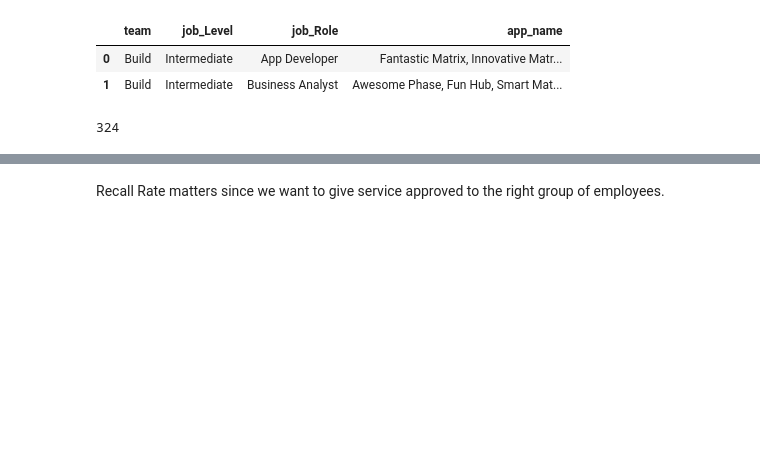
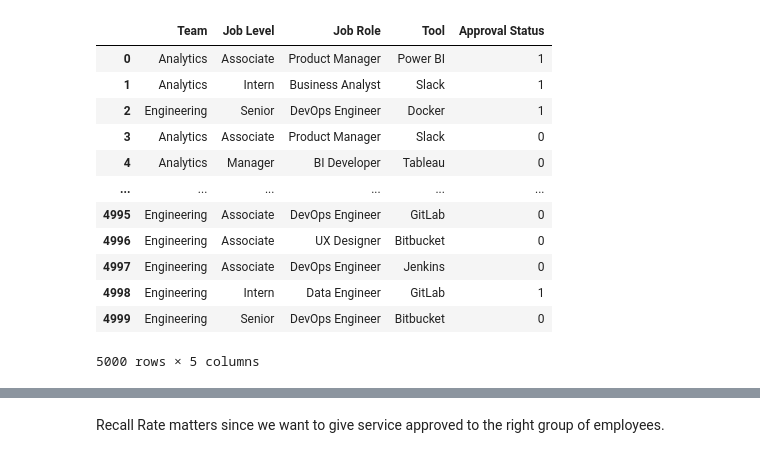
Before and after one commit to jzhen3/Service-Access-Automation, a Jupyter notebook: ServiceAccess.ipynb, the cells around one changed output, grey strips where cells are left out. Saved outputs shown, nothing was run; the diff lists cells and outputs as text; code cells hidden in the pictures; blank space fills up the shorter version.

```diff
--- a/ServiceAccess.ipynb
+++ b/ServiceAccess.ipynb
@@ -44,6 +52,0 @@ new_df = dfs.groupby(['team', 'job_Level', 'job_Role'])['app_name'].apply(lambda
-# %%
-new_df.head(2)
-# %% [output]
-|  | team | job_Level | job_Role | app_name |
-| 0 | Build | Intermediate | App Developer | Fantastic Matrix, Innovative Matr... |
-| 1 | Build | Intermediate | Business Analyst | Awesome Phase, Fun Hub, Smart Mat... |
@@ -52,4 +53,17 @@ new_df.to_excel('query.xlsx')
-# %%
-len(dfs)
-# %% [output]
-324
+# %%
+df = pd.DataFrame(data)
+df
+# %% [output]
+|  | Team | Job Level | Job Role | Tool | Approval Status |
+| 0 | Analytics | Associate | Product Manager | Power BI | 1 |
+| 1 | Analytics | Intern | Business Analyst | Slack | 1 |
+| 2 | Engineering | Senior | DevOps Engineer | Docker | 1 |
+| 3 | Analytics | Associate | Product Manager | Slack | 0 |
+| 4 | Analytics | Manager | BI Developer | Tableau | 0 |
+| ... | ... | ... | ... | ... | ... |
+| 4995 | Engineering | Associate | DevOps Engineer | GitLab | 0 |
+| 4996 | Engineering | Associate | UX Designer | Bitbucket | 0 |
+| 4997 | Engineering | Associate | DevOps Engineer | Jenkins | 0 |
+| 4998 | Engineering | Intern | Data Engineer | GitLab | 1 |
+| 4999 | Engineering | Senior | DevOps Engineer | Bitbucket | 0 |
+5000 rows × 5 columns
```
Also changed, not shown: parts of 37 cells of this notebook, 48 other files.
